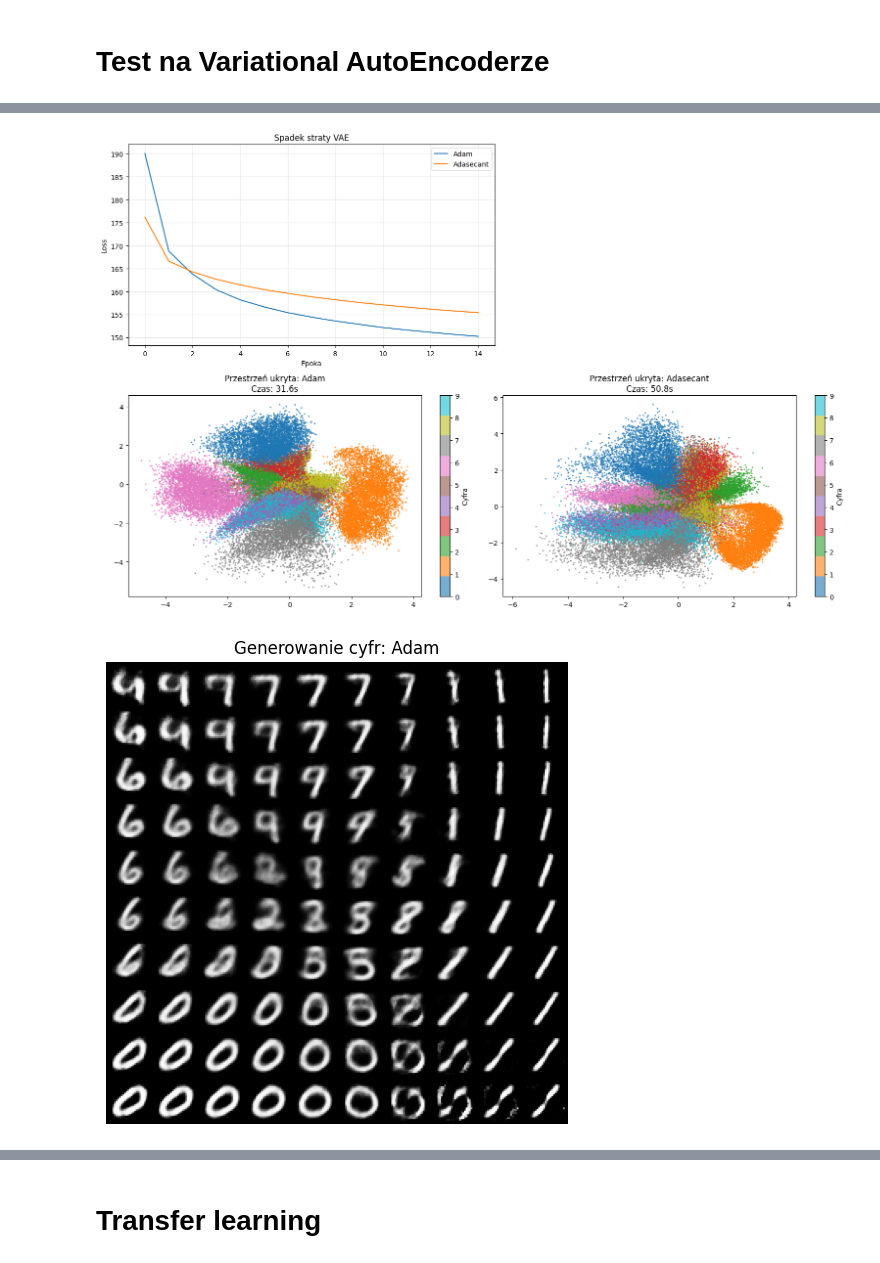
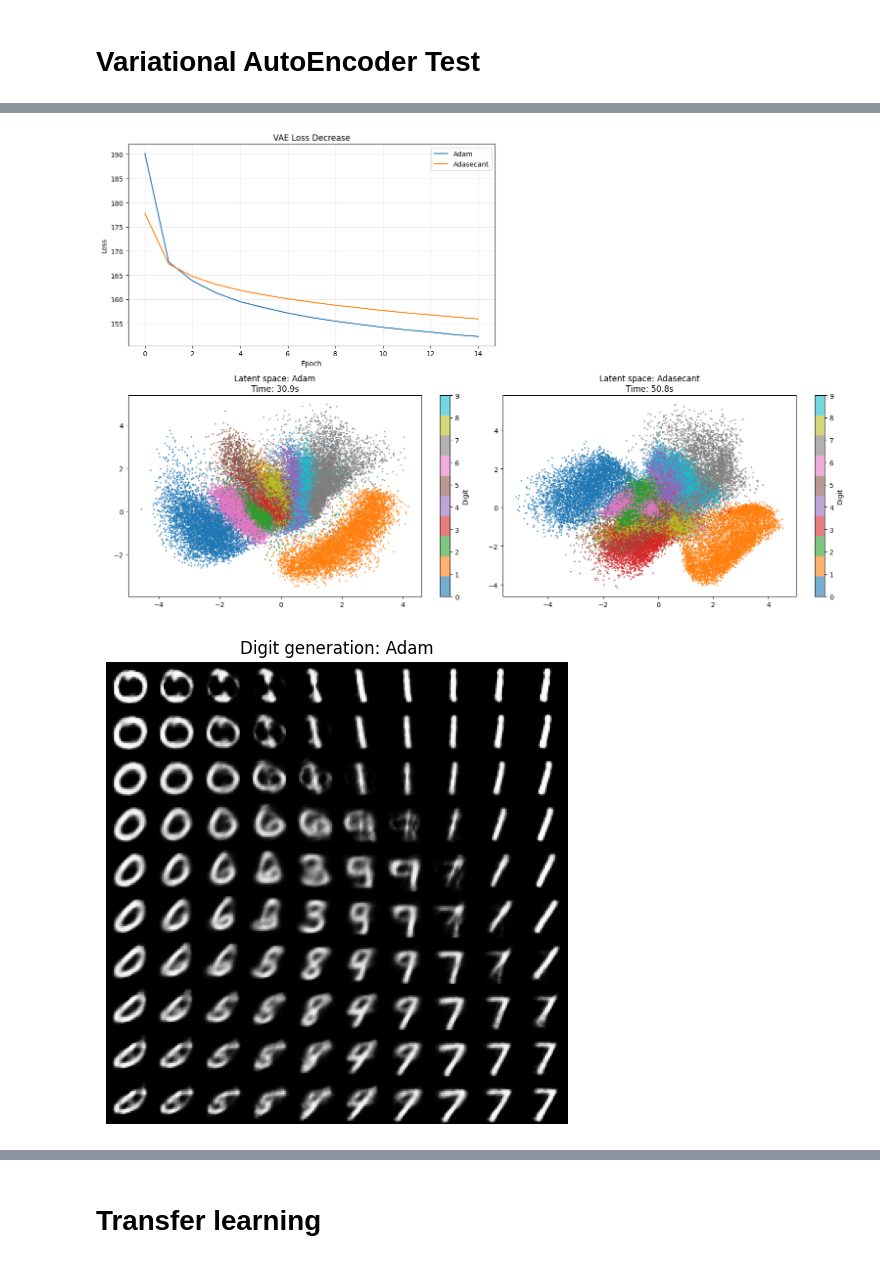
Before and after one commit to olaidczak/adasecant-pytorch, a Jupyter notebook: testing.ipynb, the cells around one changed output, grey strips where cells are left out. Saved outputs shown, nothing was run; the diff lists cells and outputs as text; code cells hidden in the pictures.

```diff
--- a/testing.ipynb
+++ b/testing.ipynb
@@ -732,28 +725,19 @@ Zakończono w 30.96 s.
 # %% [markdown]
-# Test na Variational AutoEncoderze
+# Variational AutoEncoder Test
 # %%
-import torch
-import torch.nn as nn
-import torch.nn.functional as F
-from torch.utils.data import DataLoader
-from torchvision import datasets, transforms
-import matplotlib.pyplot as plt
-import numpy as np
-import time
-
 # ==========================================
-# 1. ARCHITEKTURA VAE
+# 1. VAE ARCHITECTURE
 # ==========================================
 class VAE(nn.Module):
     def __init__(self, latent_dim=2):
         super(VAE, self).__init__()
 
-        # ENKODER: Obraz (28x28=784) -> Przestrzeń ukryta
+        # ENCODER: Image (28x28=784) -> Latent space
         self.fc1 = nn.Linear(784, 400)
-        self.fc21 = nn.Linear(400, latent_dim) # mu (średnia)
-        self.fc22 = nn.Linear(400, latent_dim) # logvar (wariancja)
+        self.fc21 = nn.Linear(400, latent_dim) # mu (mean)
+        self.fc22 = nn.Linear(400, latent_dim) # logvar (variance)
 
-        # DEKODER: Przestrzeń ukryta -> Obraz
+        # DECODER: Latent space -> Image
         self.fc3 = nn.Linear(latent_dim, 400)
         self.fc4 = nn.Linear(400, 784)
 
@@ -775,24 +759,24 @@ class VAE(nn.Module):
         z = self.reparameterize(mu, logvar)
         return self.decode(z), mu, logvar
 
-# Funkcja straty VAE: Rekonstrukcja + Dywergencja KL
+# VAE loss function: Reconstruction + KL Divergence
 def vae_loss_function(recon_x, x, mu, logvar):
     BCE = F.binary_cross_entropy(recon_x, x.view(-1, 784), reduction='sum')
-    # KL Divergence: dążymy do tego, by rozkład był bliski N(0,1)
+    # KL Divergence: we aim for the distribution to be close to N(0,1)
     KLD = -0.5 * torch.sum(1 + logvar - mu.pow(2) - logvar.exp())
     return BCE + KLD
 
 # ==========================================
-# 2. FUNKCJA TRENUJĄCA
+# 2. TRAINING FUNCTION
 # ==========================================
 def run_vae_experiment(optimizer_name, device, train_loader, epochs=15, latent_dim=2):
-    print(f"\n--- Trening VAE: {optimizer_name} ---")
+    print(f"\n--- VAE Training: {optimizer_name} ---")
     model = VAE(latent_dim=latent_dim).to(device)
 
     if optimizer_name == "Adam":
         optimizer = torch.optim.Adam(model.parameters(), lr=1e-3)
     else:
-        # Zakładamy, że Adasecant jest dostępny w namespace
+        # Assuming Adasecant is available in the namespace
         optimizer = Adasecant(model.parameters())
 
     history = {'loss': [], 'time': 0, 'latent_points': [], 'labels': []}
@@ -812,14 +796,14 @@ def run_vae_experiment(optimizer_name, device, train_loader, epochs=15, latent_d
             train_loss += loss.item()
             optimizer.step()
 
-            # Zbieramy punkty z przestrzeni ukrytej do wizualizacji (tylko ostatnia epoka)
+            # Collect points from the latent space for visualization (last epoch only)
             if epoch == epochs:
                 history['latent_points'].append(mu.detach().cpu().numpy())
                 history['labels'].append(labels.numpy())
 
         avg_loss = train_loss / len(train_loader.dataset)
         history['loss'].append(avg_loss)
-        print(f'Epoka {epoch}/{epochs} | Średnia strata: {avg_loss:.4f}')
+        print(f'Epoch {epoch}/{epochs} | Average loss: {avg_loss:.4f}')
 
     history['time'] = time.time() - start_time
     history['latent_points'] = np.concatenate(history['latent_points'])
@@ -827,58 +811,58 @@ def run_vae_experiment(optimizer_name, device, train_loader, epochs=15, latent_d
     return history, model
 
 # ==========================================
-# 3. GŁÓWNA CZĘŚĆ (MNIST + WIZUALIZACJA)
+# 3. MAIN PART (MNIST + VISUALIZATION)
 # ==========================================
 if __name__ == "__main__":
     device = torch.device("cuda" if torch.cuda.is_available() else "cpu")
-    print(f"Urządzenie: {device}")
+    print(f"Device: {device}")
 
-    # Ładowanie MNIST
+    # Load MNIST
     train_loader = DataLoader(
         datasets.MNIST('./data', train=True, download=True, transform=transforms.ToTensor()),
         batch_size=128, shuffle=True)
 
     NUM_EPOCHS = 15
-    LATENT_DIM = 2 # 2 wymiary, żeby łatwo narysować mapę 2D
+    LATENT_DIM = 2 # 2 dimensions to easily draw a 2D map
 
     adam_results, adam_model = run_vae_experiment("Adam", device, train_loader, epochs=NUM_EPOCHS)
     adasecant_results, adasecant_model = run_vae_experiment("Adasecant", device, train_loader, epochs=NUM_EPOCHS)
 
-    # --- WIZUALIZACJA WYNIKÓW ---
+    # --- RESULTS VISUALIZATION ---
     plt.figure(figsize=(16, 10))
 
-    # Wykres 1: Porównanie strat
+    # Chart 1: Loss comparison
     plt.subplot(2, 2, 1)
     plt.plot(adam_results['loss'], label='Adam')
     plt.plot(adasecant_results['loss'], label='Adasecant')
-    plt.title("Spadek straty VAE")
-    plt.xlabel("Epoka")
+    plt.title("VAE Loss Decrease")
+    plt.xlabel("Epoch")
     plt.ylabel("Loss")
     plt.legend()
     plt.grid(True, alpha=0.3)
 
-    # Wykres 2: Przestrzeń ukryta (Latent Space) - ADAM
+    # Chart 2: Latent Space - ADAM
     plt.subplot(2, 2, 3)
     plt.scatter(adam_results['latent_points'][:, 0], adam_results['latent_points'][:, 1],
                 c=adam_results['labels'], cmap='tab10', s=2, alpha=0.6)
-    plt.colorbar(label='Cyfra')
-    plt.title(f"Przestrzeń ukryta: Adam\nCzas: {adam_results['time']:.1f}s")
+    plt.colorbar(label='Digit')
+    plt.title(f"Latent space: Adam\nTime: {adam_results['time']:.1f}s")
 
-    # Wykres 3: Przestrzeń ukryta (Latent Space) - ADASECANT
+    # Chart 3: Latent Space - ADASECANT
     plt.subplot(2, 2, 4)
     plt.scatter(adasecant_results['latent_points'][:, 0], adasecant_results['latent_points'][:, 1],
                 c=adasecant_results['labels'], cmap='tab10', s=2, alpha=0.6)
-    plt.colorbar(label='Cyfra')
-    plt.title(f"Przestrzeń ukryta: Adasecant\nCzas: {adasecant_results['time']:.1f}s")
+    plt.colorbar(label='Digit')
+    plt.title(f"Latent space: Adasecant\nTime: {adasecant_results['time']:.1f}s")
 
     plt.tight_layout()
     plt.show()
 
-    # Wyświetlenie rekonstrukcji
+    # Display reconstructions
     def plot_reconstructions(model, device, title):
         model.eval()
         with torch.no_grad():
-            # Generujemy obrazki z siatki punktów w przestrzeni ukrytej
+            # Generate images from a grid of points in the latent space
             n = 10
             digit_size = 28
             figure = np.zeros((digit_size * n, digit_size * n))
@@ -899,6 +883,6 @@ if __name__ == "__main__":
             plt.axis('off')
             plt.show()
 
-    plot_reconstructions(adam_model, device, "Generowanie cyfr: Adam")
-    plot_reconstructions(adasecant_model, device, "Generowanie cyfr: Adasecant")
+    plot_reconstructions(adam_model, device, "Digit generation: Adam")
+    plot_reconstructions(adasecant_model, device, "Digit generation: Adasecant")
 # %% [output]
@@ -923,2 +906,2 @@ Epoka 15/15 | Średnia strata: 155.4073
-[figure, old version]
+[figure, new version]
-[figure, old version]
+[figure, new version]
```
Also changed, not shown: parts of 11 cells of this notebook.
